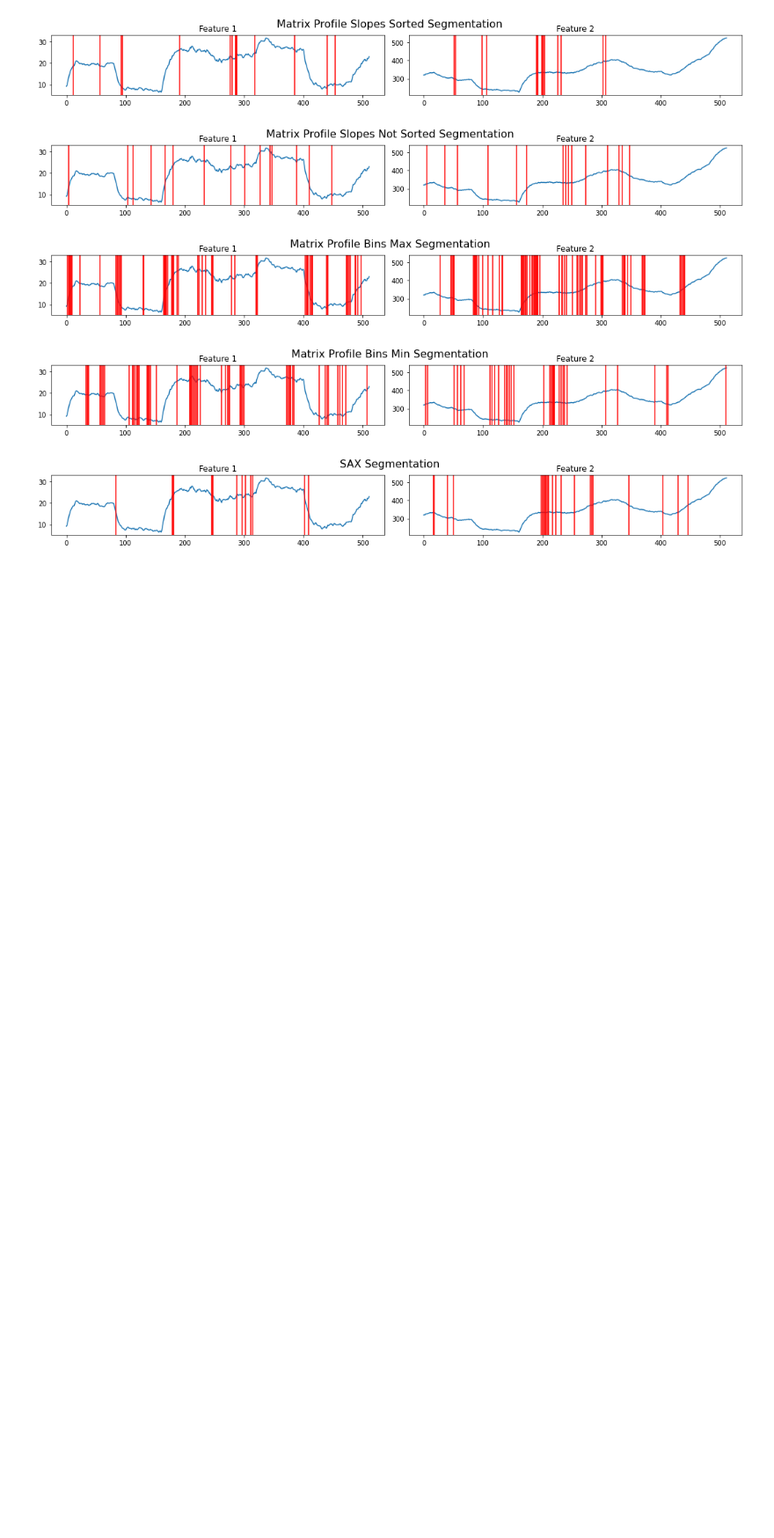
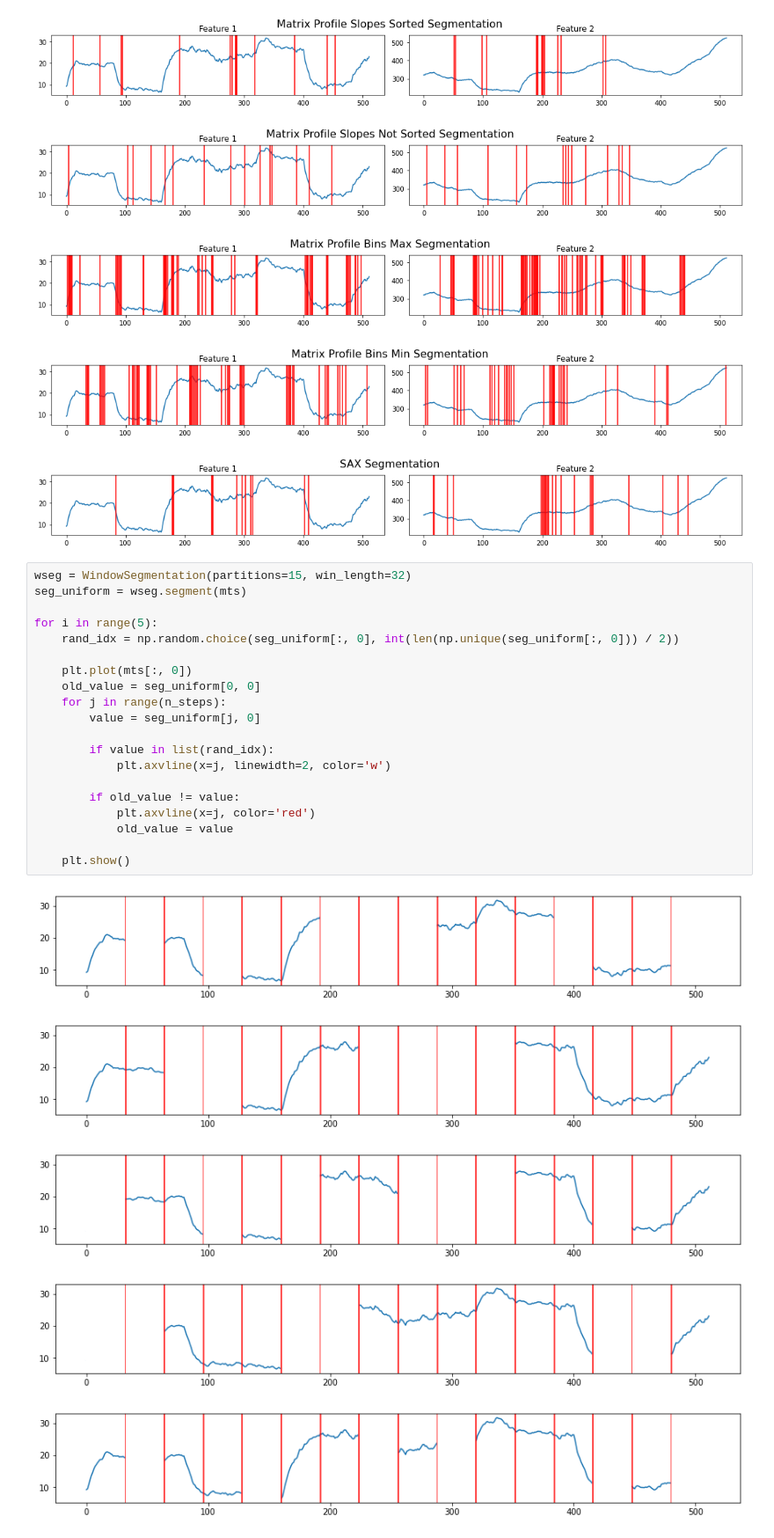
Before and after one commit to dbvis-ukon/ts-mule, a Jupyter notebook: examples/segmentation-in-comparison.ipynb, the cells around one changed output. Shown at 88% size. Cells and saved outputs as stored; diff of their text form; blank space fills up the shorter version.

```diff
--- a/examples/segmentation-in-comparison.ipynb
+++ b/examples/segmentation-in-comparison.ipynb
@@ -334,3 +334,29 @@ plt.show()
 [figure]
 [figure]
 [figure]
+# %%
+wseg = WindowSegmentation(partitions=15, win_length=32)
+seg_uniform = wseg.segment(mts)
+
+for i in range(5):
+    rand_idx = np.random.choice(seg_uniform[:, 0], int(len(np.unique(seg_uniform[:, 0])) / 2))
+
+    plt.plot(mts[:, 0])
+    old_value = seg_uniform[0, 0]
+    for j in range(n_steps):
+        value = seg_uniform[j, 0]
+
+        if value in list(rand_idx):
+            plt.axvline(x=j, linewidth=2, color='w')
+
+        if old_value != value:
+            plt.axvline(x=j, color='red')
+            old_value = value
+
+    plt.show()
+# %% [output]
+[figure, added]
+[figure, added]
+[figure, added]
+[figure, added]
+[figure, added]
```
Also changed, not shown: parts of 4 cells of this notebook, 17 other files.
